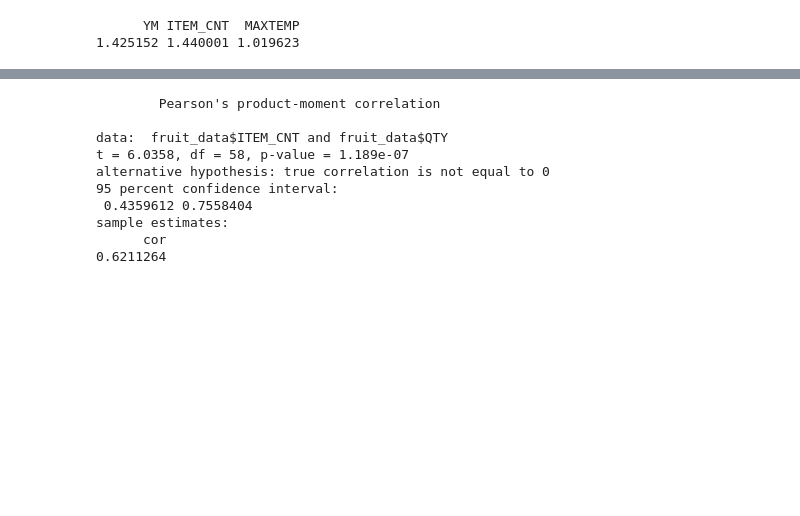
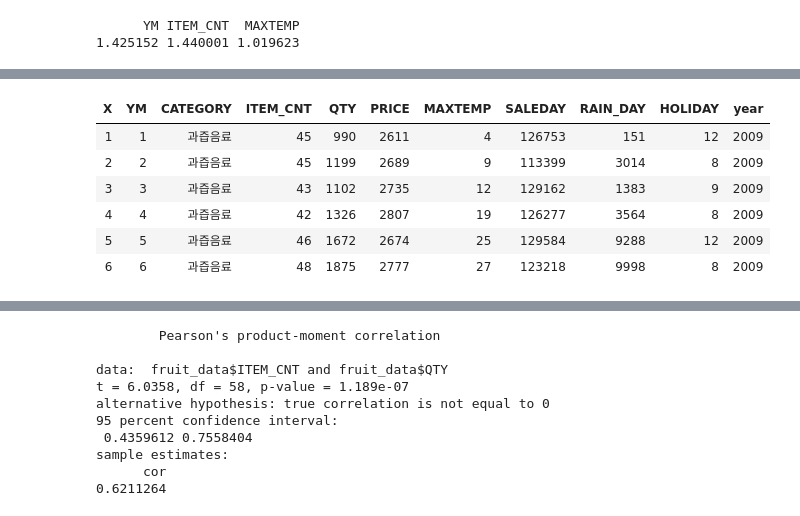
Before and after one commit to Seungki-Jeong/R_Practice, a Jupyter notebook: 개인.ipynb, the cells around one changed output, grey strips where cells are left out. Drawn from its saved outputs; the diff is of its cells as text; code cells hidden in the pictures; blank space fills up the shorter version.

```diff
--- a/개인.ipynb
+++ b/개인.ipynb
@@ -241,0 +265,39 @@ vif(a)
+# %%
+fruit_data_2009_month = fruit_data %>%
+                    filter(grepl('^2009', YM))
+fruit_data_2009_month$YM = as.factor(seq(1:12))
+fruit_data_2009_month$year = 2009
+
+fruit_data_2010_month = fruit_data %>%
+                    filter(grepl('^2010', YM))
+fruit_data_2010_month$YM = as.factor(seq(1:12))
+fruit_data_2010_month$year = 2010
+
+fruit_data_2011_month = fruit_data %>%
+                    filter(grepl('^2011', YM))
+fruit_data_2011_month$YM = as.factor(seq(1:12))
+fruit_data_2011_month$year = 2011
+
+fruit_data_2012_month = fruit_data %>%
+                    filter(grepl('^2012', YM))
+fruit_data_2012_month$YM = as.factor(seq(1:12))
+fruit_data_2012_month$year = 2012
+
+fruit_data_2013_month = fruit_data %>%
+                    filter(grepl('^2013', YM))
+fruit_data_2013_month$YM = as.factor(seq(1:12))
+fruit_data_2013_month$year = 2013
+
+
+fruit_data_ymonth = rbind(fruit_data_2009_month, fruit_data_2010_month, fruit_data_2011_month, fruit_data_2012_month, fruit_data_2013_month)
+fruit_data_ymonth = as.data.frame(fruit_data_ymonth)
+head(fruit_data_ymonth)
+# fruit_data_ymonth$year = as.factor(fruit_data_ymonth)
+# %% [output]
+| X | YM | CATEGORY | ITEM_CNT | QTY | PRICE | MAXTEMP | SALEDAY | RAIN_DAY | HOLIDAY | year |
+| 1 | 1 | 과즙음료 | 45 | 990 | 2611 | 4 | 126753 | 151 | 12 | 2009 |
+| 2 | 2 | 과즙음료 | 45 | 1199 | 2689 | 9 | 113399 | 3014 | 8 | 2009 |
+| 3 | 3 | 과즙음료 | 43 | 1102 | 2735 | 12 | 129162 | 1383 | 9 | 2009 |
+| 4 | 4 | 과즙음료 | 42 | 1326 | 2807 | 19 | 126277 | 3564 | 8 | 2009 |
+| 5 | 5 | 과즙음료 | 46 | 1672 | 2674 | 25 | 129584 | 9288 | 12 | 2009 |
+| 6 | 6 | 과즙음료 | 48 | 1875 | 2777 | 27 | 123218 | 9998 | 8 | 2009 |
```
Also changed, not shown: parts of 69 cells of this notebook, 1 other file.
